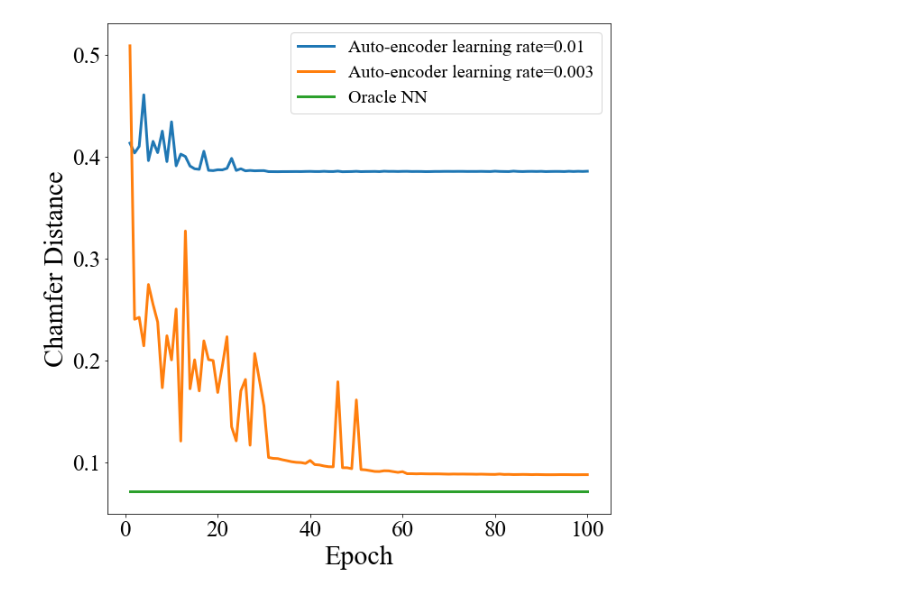
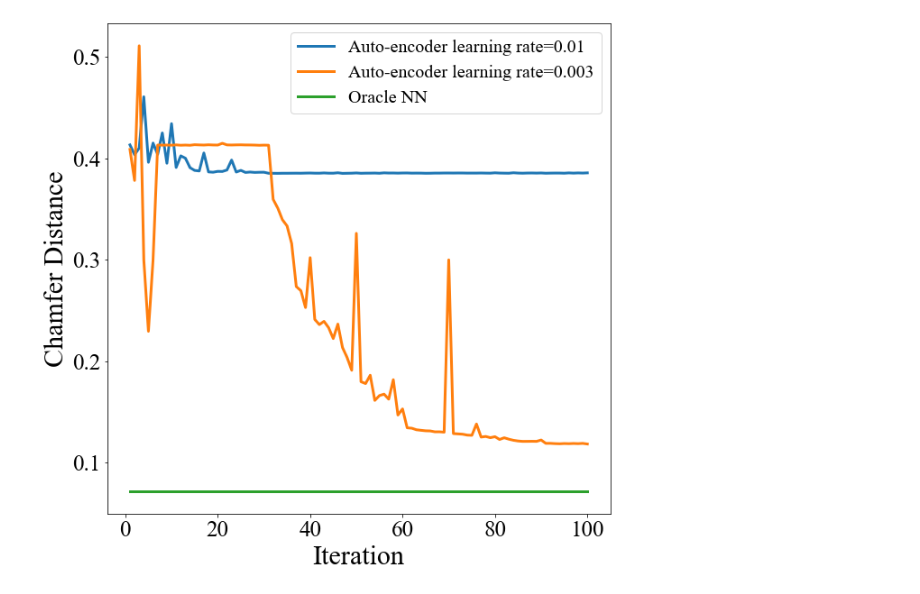
Before and after one commit to YefanZhou/seuthesis2020, a Jupyter notebook: data/training_loss/loss_plot.ipynb, the cells around one changed output. Cells and saved outputs as stored; diff of their text form; code cells hidden in the pictures.

```diff
--- a/data/training_loss/loss_plot.ipynb
+++ b/data/training_loss/loss_plot.ipynb
@@ -8,13 +8,12 @@ import argparse
 import numpy as np
 from matplotlib import pyplot as plt
 # %%
-address_0 = 'ae_label_baseline'
-print(address_0)
+address_list = ['ae_label_baseline', 'baseline_lossplot']
+
 results_list = ['stats_finecd_epochval.npz', 'stats_finecd_itertrain.npz']
-results_list = [results_list[1]]
 
 #    logs_list = ['logs_aebatch10_0', 'logs_aebatch10_1', 'logs_aebatch10_2', 'logs_aebatch128_0'] #'logs',logs_adam_0 logs_adam_1
-logs_list = ['logs', 'logs_adam_0', 'logs_adam_1']
-logs_list = logs_list[0:2]
+logs_list = {'ae_label_baseline':'logs', 'baseline_lossplot':'logs_aebatch128_0'}
+
 print(logs_list)
 # %% [output]
@@ -54,25 +50,29 @@ logs_adam_0
 # %%
-results_list = ['stats_finecd_epochval.npz', 'stats_finecd_itertrain.npz']
-results_list = [results_list[0]]
-
 fig = plt.figure(figsize=(10,10))
-for row, log in enumerate(logs_list):
-    for col, result in enumerate(results_list):
-        file = os.path.join(address_0, '{}/{}'.format(log,result))
-        stats = np.load(file)
-        if row == 0:
-            label = 'Auto-encoder' + ' learning rate=0.01'
+for row, add in enumerate(address_list):
+    log = logs_list[add]
+    result = results_list[0]
+    file = os.path.join(add, '{}/{}'.format(log,result))
+    stats = np.load(file)
+    value_list = []
+    for value in stats["iter_loss"][:,1]:
+        if value > 0.7:
+            value_list.append(0.3)
         else:
-            label = 'Auto-encoder' + ' learning rate=0.003'
-        plt.plot(stats["iter_loss"][:,0], stats["iter_loss"][:,1],'-', linewidth ='3',label = '{}'.format(label))
-        plt.tick_params(labelsize=25)
-        plt.legend(fontsize=20)
-        plt.xlabel('Epoch',size=30)
-        plt.ylabel('Chamfer Distance',size=30)
-        plt.rcParams["font.family"] = "Times New Roman"
-plt.plot(stats["iter_loss"][:,0], len(stats["iter_loss"][:,0])*[0.0719],linewidth ='3',label ='{}'.format('Oracle NN'))
+            value_list.append(value)
+    if row == 0:
+        label = 'Auto-encoder' + ' learning rate=0.01'
+    else:
+        label = 'Auto-encoder' + ' learning rate=0.003'
+    plt.plot(stats["iter_loss"][:,0], value_list,'-', linewidth ='3', label = '{}'.format(label))
+    plt.tick_params(labelsize=25)
+    plt.legend(fontsize=20)
+    plt.xlabel('Iteration',size=30)
+    plt.ylabel('Chamfer Distance',size=30)
+    plt.rcParams["font.family"] = "Times New Roman"
+plt.plot(stats["iter_loss"][:,0], len(stats["iter_loss"][:,0])*[0.0719], linewidth ='3', label ='{}'.format('Oracle NN'))
 plt.legend(fontsize=20)
 #plt.show()
-plt.savefig('../figs/model/ae_testloss.png')
+plt.savefig('../../figs/model/ae_testloss.png')
 # %% [output]
-[figure, old version]
+[figure, new version]
```
Also changed, not shown: parts of 4 cells of this notebook, 6 other files.
